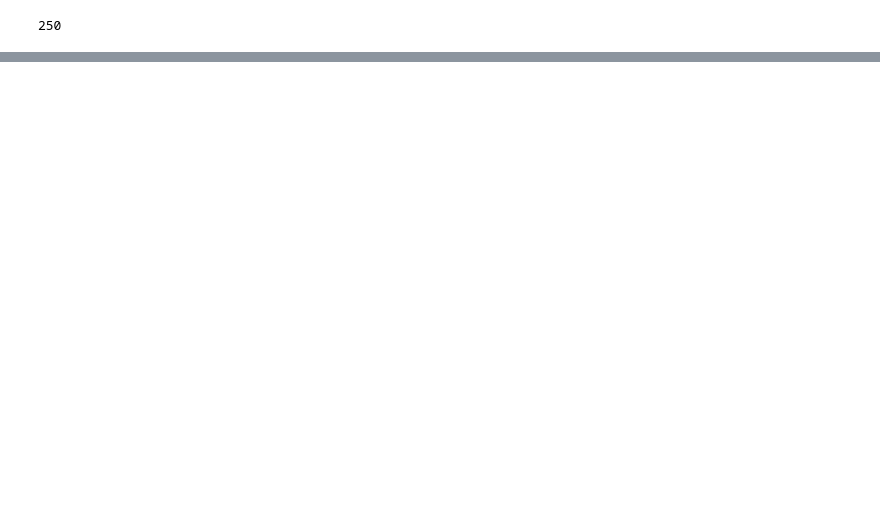
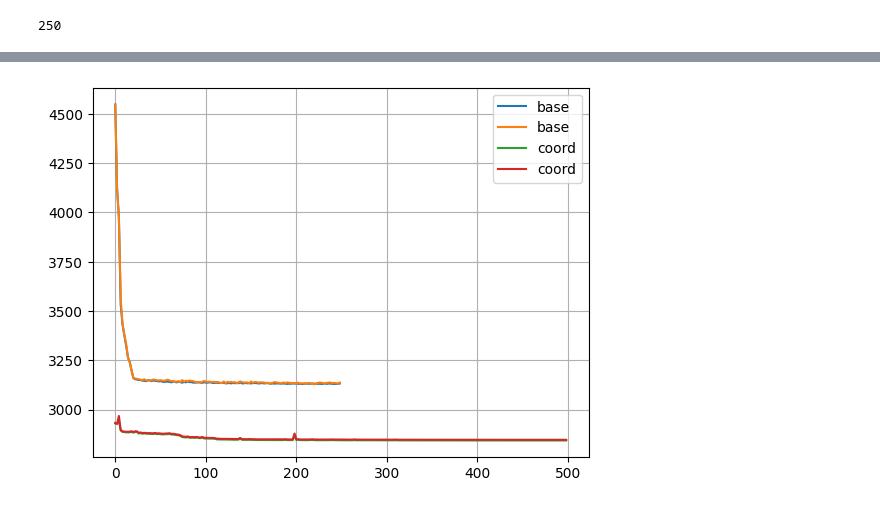
Before and after one commit to marianaw/egnn, a Jupyter notebook: notebooks/results_divein.ipynb, the cells around one changed output, grey strips where cells are left out. Saved outputs shown, nothing was run; the diff lists cells and outputs as text; code cells hidden in the pictures; blank space fills up the shorter version.

```diff
--- a/notebooks/results_divein.ipynb
+++ b/notebooks/results_divein.ipynb
@@ -53,0 +60,14 @@ plt.show()
+# %%
+k = 0
+
+plt.plot(base['train']['epoch'][k:], base['train']['loss'][k:], label='base')
+plt.plot(base['val']['epoch'][k:], base['val']['loss'][k:], label='base')
+
+plt.plot(coord['train']['epoch'][k:], coord['train']['loss'][k:], label='coord')
+plt.plot(coord['val']['epoch'][k:], coord['val']['loss'][k:], label='coord')
+
+plt.legend()
+plt.grid()
+plt.show()
+# %% [output]
+[figure, added]
```
Also changed, not shown: parts of 20 cells of this notebook, 4 other files.
